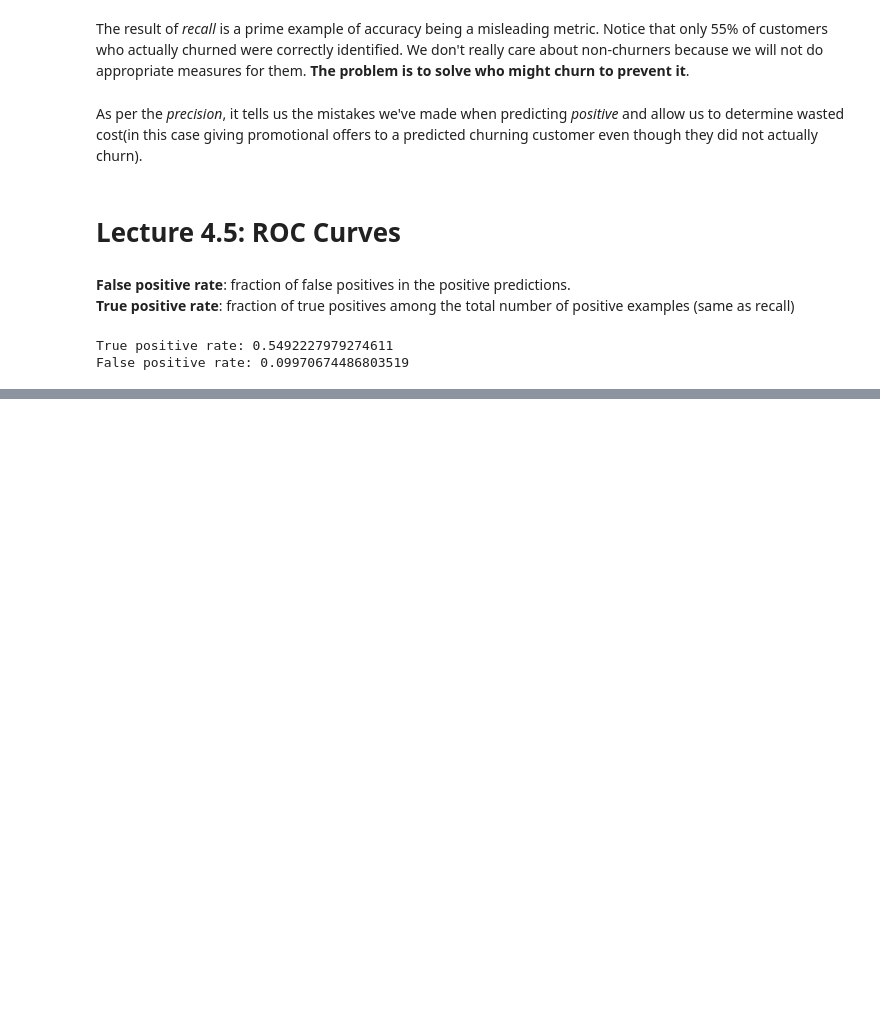
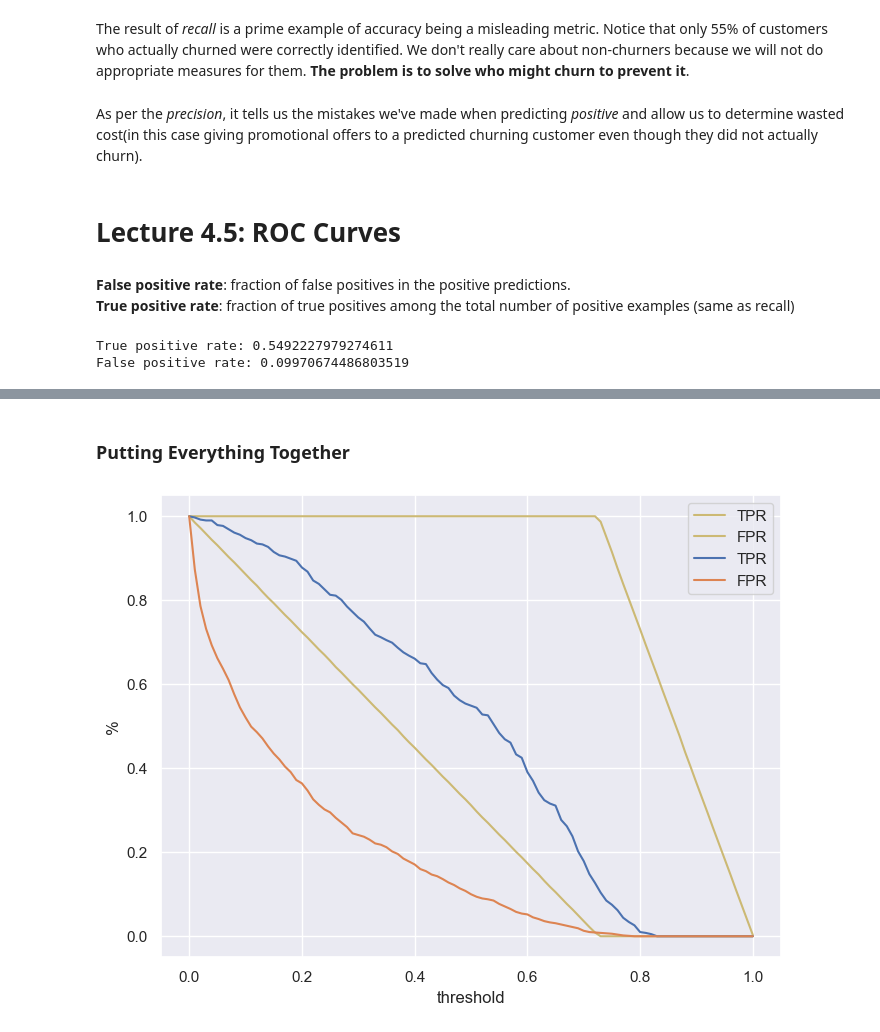
Before and after one commit to kabsmeiou/ml-zoomcamp, a Jupyter notebook: Jupyter Notebook/Lecture 4/Evaluation.ipynb, the cells around one changed output, grey strips where cells are left out. Saved outputs shown, nothing was run; the diff lists cells and outputs as text; code cells hidden in the pictures; blank space fills up the shorter version.

```diff
--- a/Jupyter Notebook/Lecture 4/Evaluation.ipynb
+++ b/Jupyter Notebook/Lecture 4/Evaluation.ipynb
@@ -453,0 +513,20 @@ plt.show()
+# %% [markdown]
+### Putting Everything Together
+# %%
+plt.figure(figsize=(8,6))
+plt.plot(ideal_score.threshold, ideal_score.tpr, label='TPR', color='y')
+plt.plot(ideal_score.threshold, ideal_score.fpr, label='FPR', color='y')
+
+# plt.plot(random_prediction_scores.threshold, random_prediction_scores.tpr, label='TPR')
+# plt.plot(random_prediction_scores.threshold, random_prediction_scores.fpr, label='FPR')
+
+plt.plot(df_scor.threshold, df_scor.tpr, label='TPR')
+plt.plot(df_scor.threshold, df_scor.fpr, label='FPR')
+
+plt.xlabel("threshold")
+plt.ylabel("%")
+plt.legend()
+
+plt.show()
+# %% [output]
+[figure, added]
```
Also changed, not shown: parts of 18 cells of this notebook.
